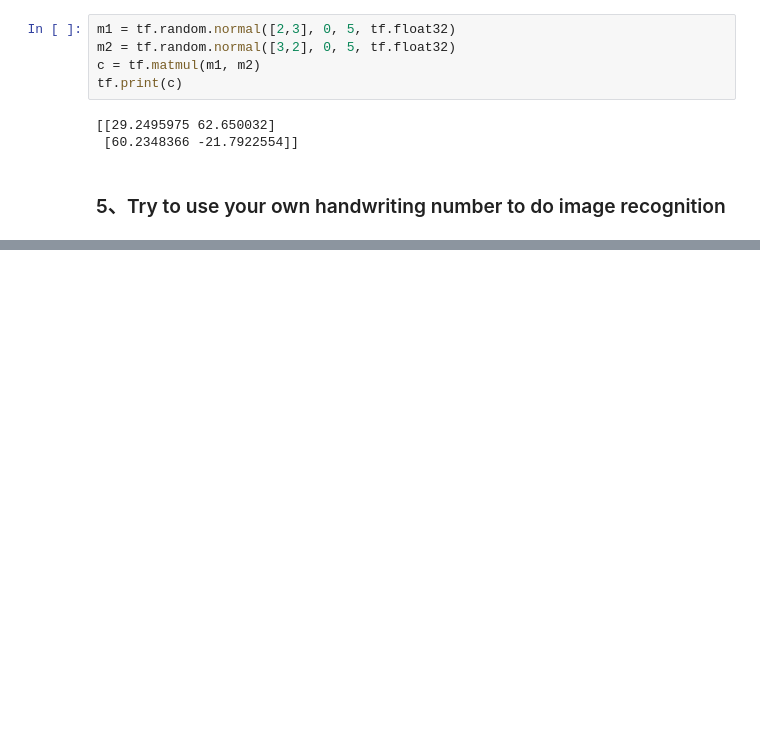
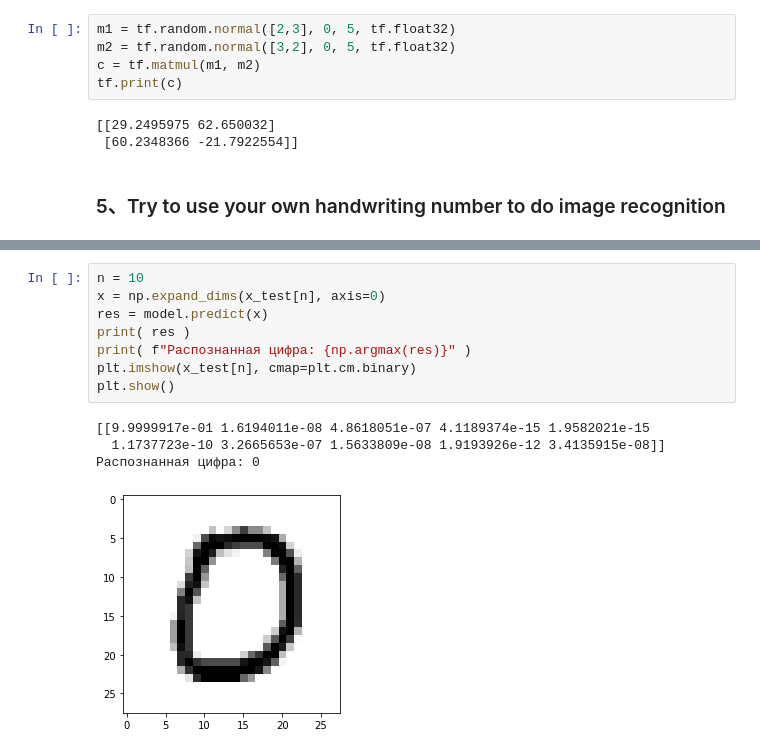
Before and after one commit to Natrofl/intsys_practices, a Jupyter notebook: The fourth_daily test.ipynb, the cells around one changed output, grey strips where cells are left out. Saved outputs shown, nothing was run; the diff lists cells and outputs as text; blank space fills up the shorter version.

```diff
--- a/The fourth_daily test.ipynb
+++ b/The fourth_daily test.ipynb
@@ -35,0 +145,13 @@ tf.print(c)
+# %%
+n = 10
+x = np.expand_dims(x_test[n], axis=0)
+res = model.predict(x)
+print( res )
+print( f"Распознанная цифра: {np.argmax(res)}" )
+plt.imshow(x_test[n], cmap=plt.cm.binary)
+plt.show()
+# %% [output]
+[[9.9999917e-01 1.6194011e-08 4.8618051e-07 4.1189374e-15 1.9582021e-15
+  1.1737723e-10 3.2665653e-07 1.5633809e-08 1.9193926e-12 3.4135915e-08]]
+Распознанная цифра: 0
+[figure, added]
```
Also changed, not shown: parts of 13 cells of this notebook.
